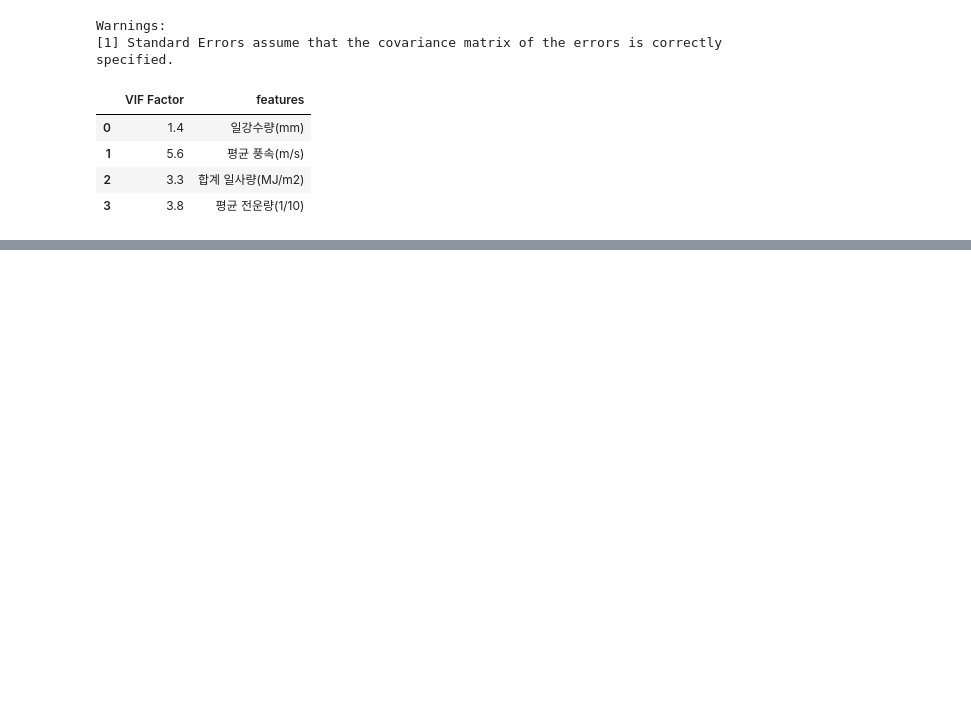
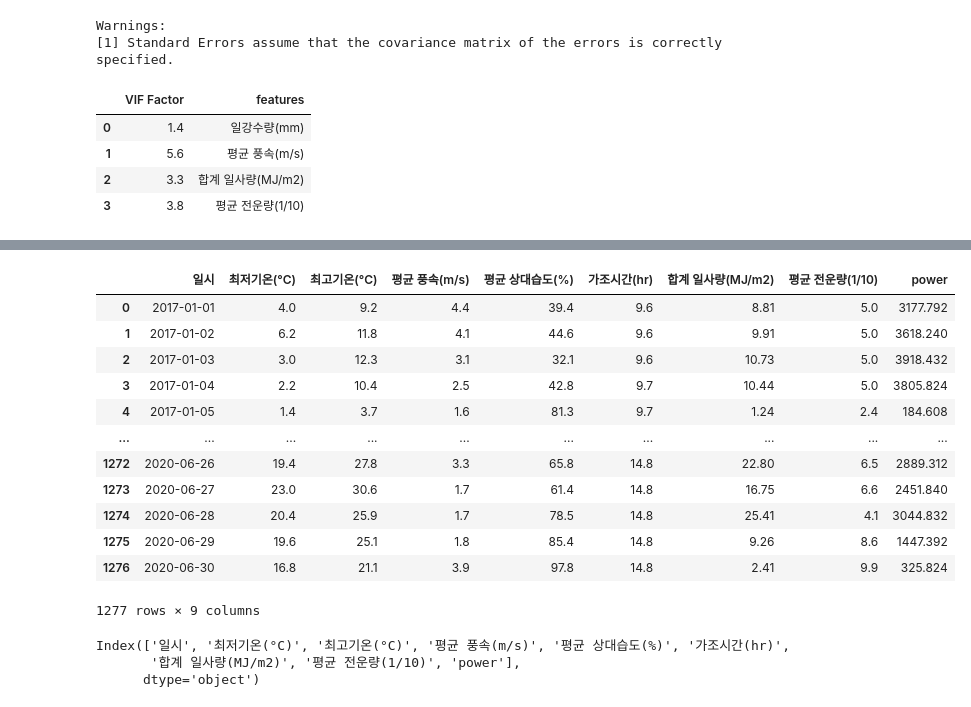
Before and after one commit to JiHyungHong/Enitt-SolarEnergyPrediction, a Jupyter notebook: dataset_남동.ipynb, the cells around one changed output, grey strips where cells are left out. Cells and saved outputs as stored; diff of their text form; code cells hidden in the pictures; blank space fills up the shorter version.

```diff
--- a/dataset_남동.ipynb
+++ b/dataset_남동.ipynb
@@ -185,0 +236,3 @@ vif.round(1)
+# %%
+df0 = df_init[['일시', '최저기온(°C)', '최고기온(°C)', '평균 풍속(m/s)', '평균 상대습도(%)',
+       '가조시간(hr)', '합계 일사량(MJ/m2)', '평균 전운량(1/10)', 'power']]
@@ -185,0 +264,39 @@ vif.round(1)
+# %%
+# df0.dropna(axis=0, how='any', inplace=True)
+df_null = df0[df0['평균 전운량(1/10)'].isnull() ==True]
+df_notnull = df0[df0['평균 전운량(1/10)'].isnull() ==False]
+list_전운량 = []
+for df1 in df_null['power']:
+    if df1 <= 2609.280000:
+        list_전운량.append(2.400000)
+    if df1 > 2609.280000 and df1 < 5340.480000:
+        list_전운량.append(5.0)
+    if df1 >= 5340.480000:
+        list_전운량.append(7.400000)
+df_null['평균 전운량(1/10)'] = list_전운량
+# %%
+df2 = pd.concat([df_notnull,df_null])
+# %%
+df2.sort_values(by=['일시'], axis=0, inplace=True)
+# %%
+df2
+# %% [output]
+|  | 일시 | 최저기온(°C) | 최고기온(°C) | 평균 풍속(m/s) | 평균 상대습도(%) | 가조시간(hr) | 합계 일사량(MJ/m2) | 평균 전운량(1/10) | power |
+| 0 | 2017-01-01 | 4.0 | 9.2 | 4.4 | 39.4 | 9.6 | 8.81 | 5.0 | 3177.792 |
+| 1 | 2017-01-02 | 6.2 | 11.8 | 4.1 | 44.6 | 9.6 | 9.91 | 5.0 | 3618.240 |
+| 2 | 2017-01-03 | 3.0 | 12.3 | 3.1 | 32.1 | 9.6 | 10.73 | 5.0 | 3918.432 |
+| 3 | 2017-01-04 | 2.2 | 10.4 | 2.5 | 42.8 | 9.7 | 10.44 | 5.0 | 3805.824 |
+| 4 | 2017-01-05 | 1.4 | 3.7 | 1.6 | 81.3 | 9.7 | 1.24 | 2.4 | 184.608 |
+| ... | ... | ... | ... | ... | ... | ... | ... | ... | ... |
+| 1272 | 2020-06-26 | 19.4 | 27.8 | 3.3 | 65.8 | 14.8 | 22.80 | 6.5 | 2889.312 |
+| 1273 | 2020-06-27 | 23.0 | 30.6 | 1.7 | 61.4 | 14.8 | 16.75 | 6.6 | 2451.840 |
+| 1274 | 2020-06-28 | 20.4 | 25.9 | 1.7 | 78.5 | 14.8 | 25.41 | 4.1 | 3044.832 |
+| 1275 | 2020-06-29 | 19.6 | 25.1 | 1.8 | 85.4 | 14.8 | 9.26 | 8.6 | 1447.392 |
+| 1276 | 2020-06-30 | 16.8 | 21.1 | 3.9 | 97.8 | 14.8 | 2.41 | 9.9 | 325.824 |
+1277 rows × 9 columns
+# %%
+df2.columns
+# %% [output]
+Index(['일시', '최저기온(°C)', '최고기온(°C)', '평균 풍속(m/s)', '평균 상대습도(%)', '가조시간(hr)',
+       '합계 일사량(MJ/m2)', '평균 전운량(1/10)', 'power'],
+      dtype='object')
```
Also changed, not shown: parts of 13 cells of this notebook.
